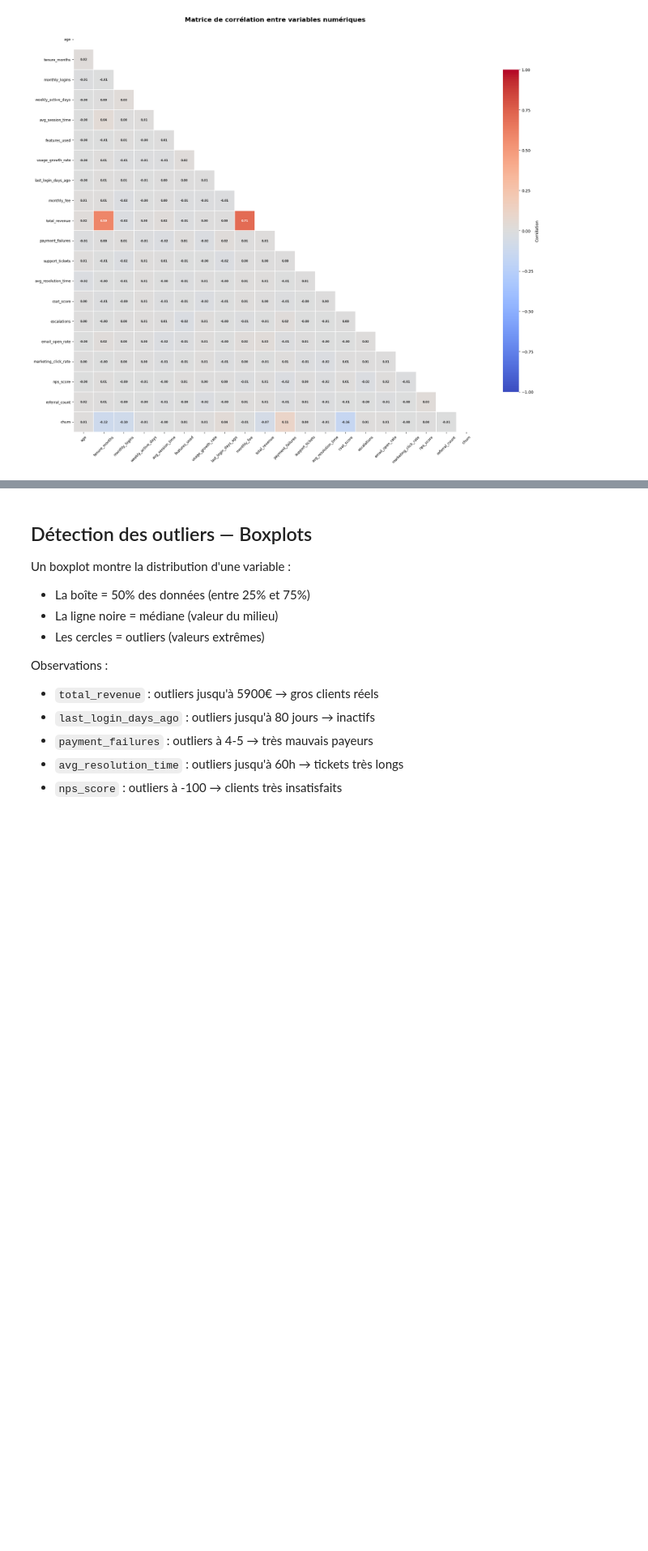
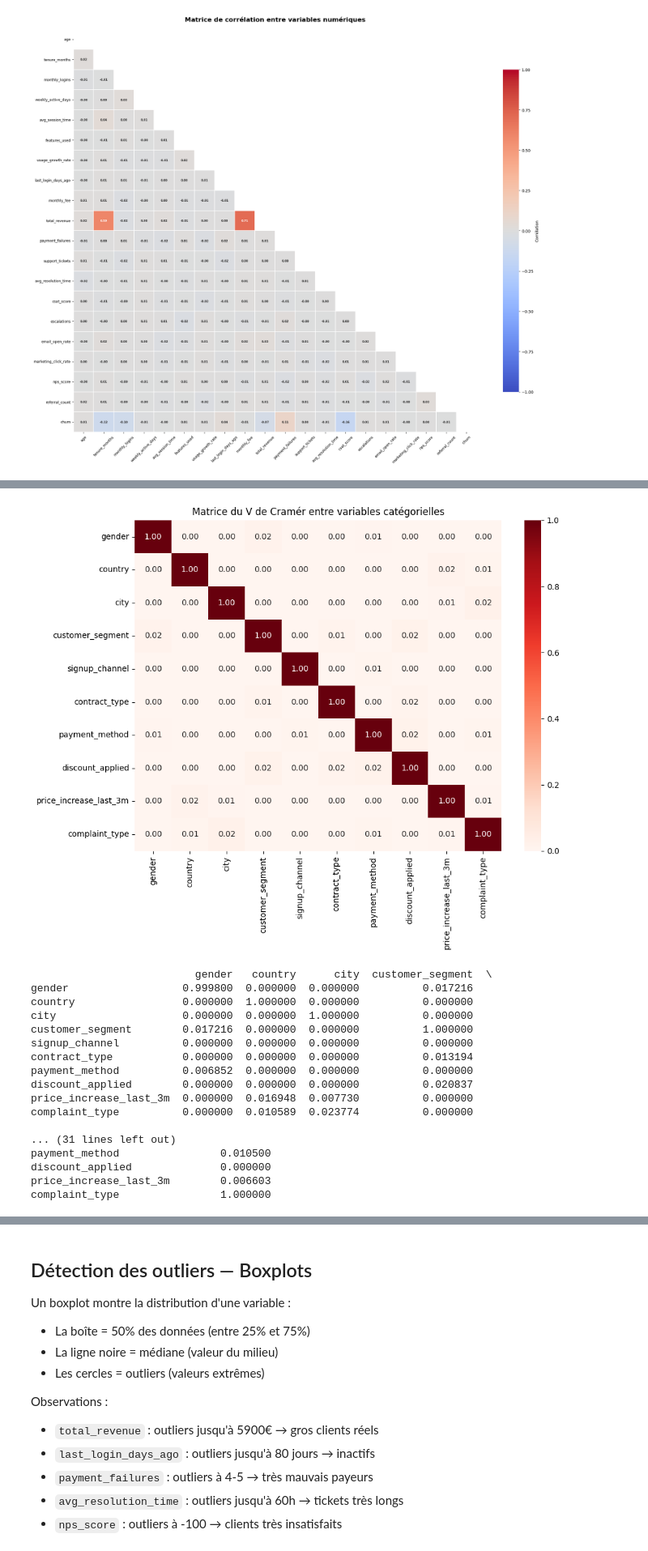
Before and after one commit to ErvinGoby23/projet-data-science, a Jupyter notebook: notebooks/EDA.ipynb, the cells around one changed output, grey strips where cells are left out. Shown at 81% size. Cells and saved outputs as stored; diff of their text form; code cells hidden in the pictures; blank space fills up the shorter version.

```diff
--- a/notebooks/EDA.ipynb
+++ b/notebooks/EDA.ipynb
@@ -451,0 +456,55 @@ plt.show()
+# %%
+import pandas as pd
+import numpy as np
+from scipy.stats import chi2_contingency
+import seaborn as sns
+import matplotlib.pyplot as plt
+
+def cramers_v(x, y):
+    confusion_matrix = pd.crosstab(x, y)
+    chi2 = chi2_contingency(confusion_matrix)[0]
+    n = confusion_matrix.sum().sum()
+    phi2 = chi2 / n
+    r, k = confusion_matrix.shape
+    phi2corr = max(0, phi2 - ((k-1)*(r-1)) / (n-1))
+    rcorr = r - ((r-1)**2) / (n-1)
+    kcorr = k - ((k-1)**2) / (n-1)
+    return np.sqrt(phi2corr / min((kcorr-1), (rcorr-1)))
+
+cat_cols = ['gender', 'country', 'city', 'customer_segment', 'signup_channel',
+            'contract_type', 'payment_method', 'discount_applied',
+            'price_increase_last_3m', 'complaint_type']
+
+n = len(cat_cols)
+cramers_matrix = pd.DataFrame(np.zeros((n, n)), index=cat_cols, columns=cat_cols)
+
+for col1 in cat_cols:
+    for col2 in cat_cols:
+        cramers_matrix.loc[col1, col2] = cramers_v(df[col1], df[col2])
+
+plt.figure(figsize=(10, 8))
+sns.heatmap(cramers_matrix, annot=True, fmt='.2f', cmap='Reds', vmin=0, vmax=1)
+plt.title("Matrice du V de Cramér entre variables catégorielles")
+plt.tight_layout()
+plt.show()
+
+print(cramers_matrix)
+# %% [output]
+[figure, added]
+                          gender   country      city  customer_segment  \
+gender                  0.999800  0.000000  0.000000          0.017216
+country                 0.000000  1.000000  0.000000          0.000000
+city                    0.000000  0.000000  1.000000          0.000000
+customer_segment        0.017216  0.000000  0.000000          1.000000
+signup_channel          0.000000  0.000000  0.000000          0.000000
+contract_type           0.000000  0.000000  0.000000          0.013194
+payment_method          0.006852  0.000000  0.000000          0.000000
+discount_applied        0.000000  0.000000  0.000000          0.020837
+price_increase_last_3m  0.000000  0.016948  0.007730          0.000000
+complaint_type          0.000000  0.010589  0.023774          0.000000
+
+... (31 lines left out)
+payment_method                0.010500
+discount_applied              0.000000
+price_increase_last_3m        0.006603
+complaint_type                1.000000
```
Also changed, not shown: parts of 8 cells of this notebook, 43 other files.
